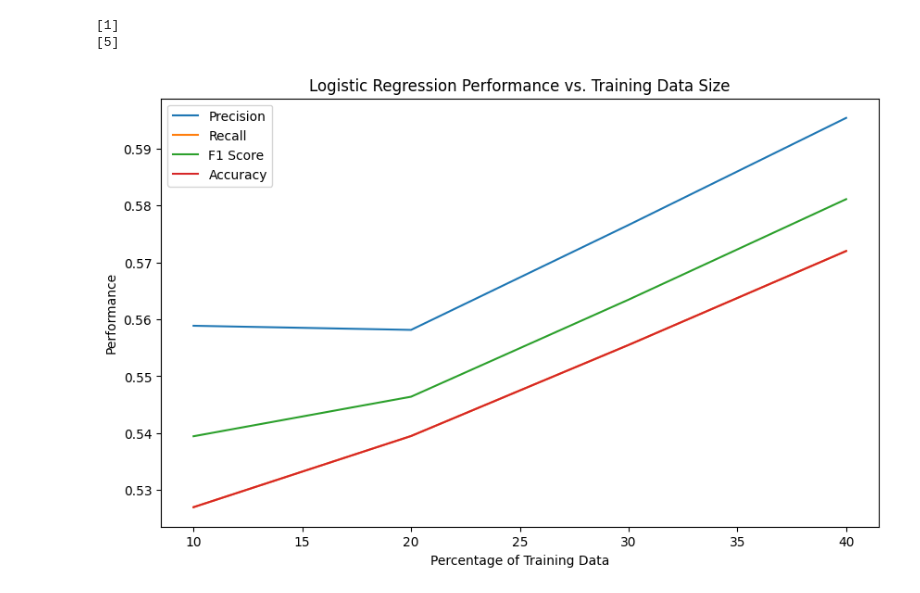
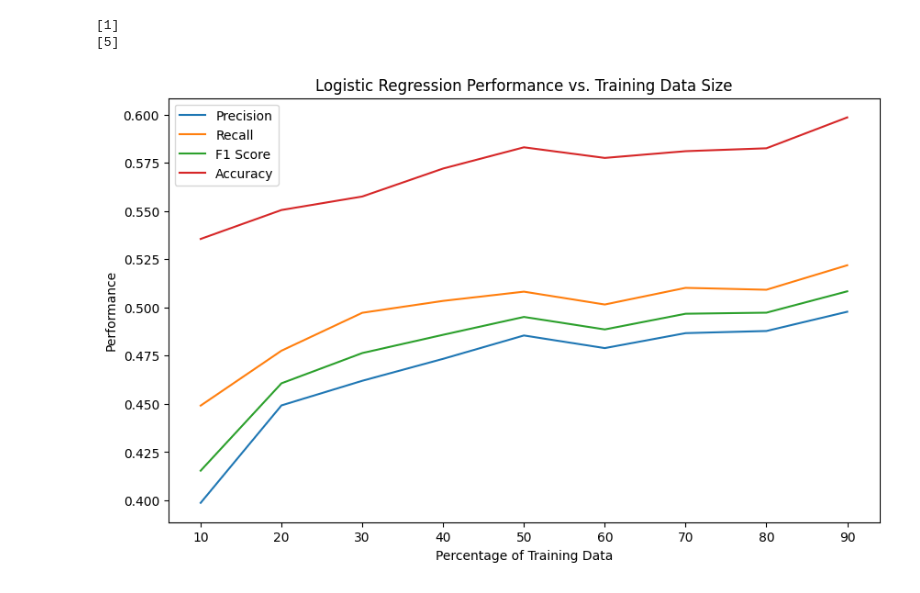
Before and after one commit to dylan-pham/NLP-final-project, a Jupyter notebook: logistic_regression.ipynb, the cells around one changed output. Drawn from its saved outputs; the diff is of its cells as text; code cells hidden in the pictures.

```diff
--- a/logistic_regression.ipynb
+++ b/logistic_regression.ipynb
@@ -74,7 +74,7 @@ precisions = []
 total_samples = len(train_tups[0])
 step_size = total_samples // 10
 
-for i in range(1, 5):
+for i in range(1, 10):
     num_samples = step_size * i
     partial_train_data = train_tups[0][:num_samples]
     partial_train_labels = train_tups[1][:num_samples]
@@ -92,34 +92,34 @@ for i in range(1, 5):
     X_dev_vectorized = vectorizer.transform(X_dev_text).toarray().astype(np.float32)
     y_dev = np.array(test_tups[1]).astype(np.float32)
 
     X_dev_vectorized = np.pad(X_dev_vectorized, ((0, 0), (0, X_train_vectorized.shape[1] - X_dev_vectorized.shape[1])), 'constant')
     lr_preds = model.predict(X_dev_vectorized)
 
     accuracy = accuracy_score(lr_preds, y_dev )
-    recall = recall_score(lr_preds, y_dev, average='weighted')
-    cur_f1_score = f1_score(lr_preds, y_dev, average='weighted')
-    precision = precision_score(lr_preds, y_dev, average='weighted')
+    recall = recall_score(lr_preds, y_dev, average='macro')
+    cur_f1_score = f1_score(lr_preds, y_dev, average='macro')
+    precision = precision_score(lr_preds, y_dev, average='macro')
 
     train_sizes.append(i*10)
     accuracies.append(accuracy)
     f1_scores.append(cur_f1_score)
     recalls.append(recall)
     precisions.append(precision)
 
 
 
 # Plotting the graph
 plt.figure(figsize=(10, 6))
 plt.plot(train_sizes, precisions, label='Precision')
 plt.plot(train_sizes, recalls, label='Recall')
 plt.plot(train_sizes, f1_scores, label='F1 Score')
 plt.plot(train_sizes, accuracies, label='Accuracy')
 
 plt.title("Logistic Regression Performance vs. Training Data Size")
 plt.xlabel("Percentage of Training Data")
 plt.ylabel("Performance")
 plt.legend()
 
 plt.savefig(f"logistic_regression.png")
 # %% [output]
-[figure, old version]
+[figure, new version]
```
Also changed, not shown: parts of 2 cells of this notebook, 7 other files.
